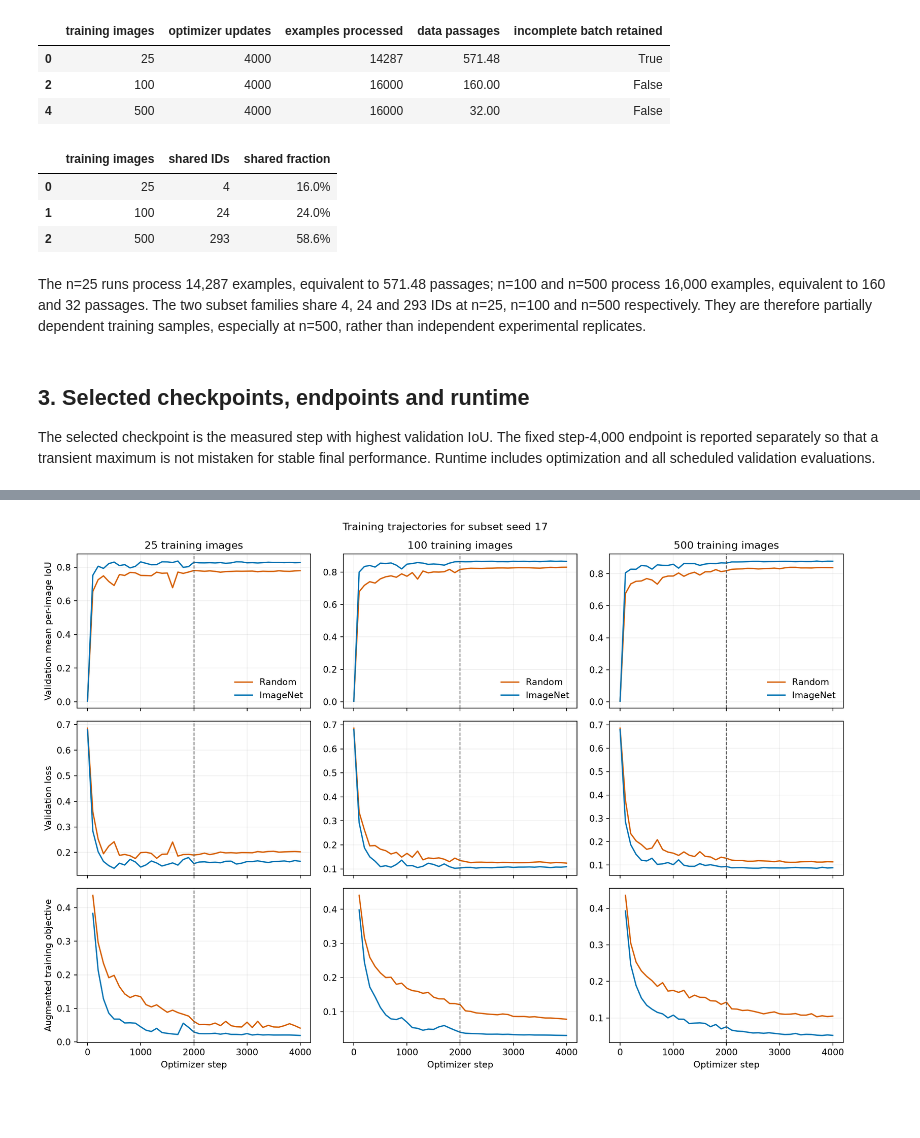
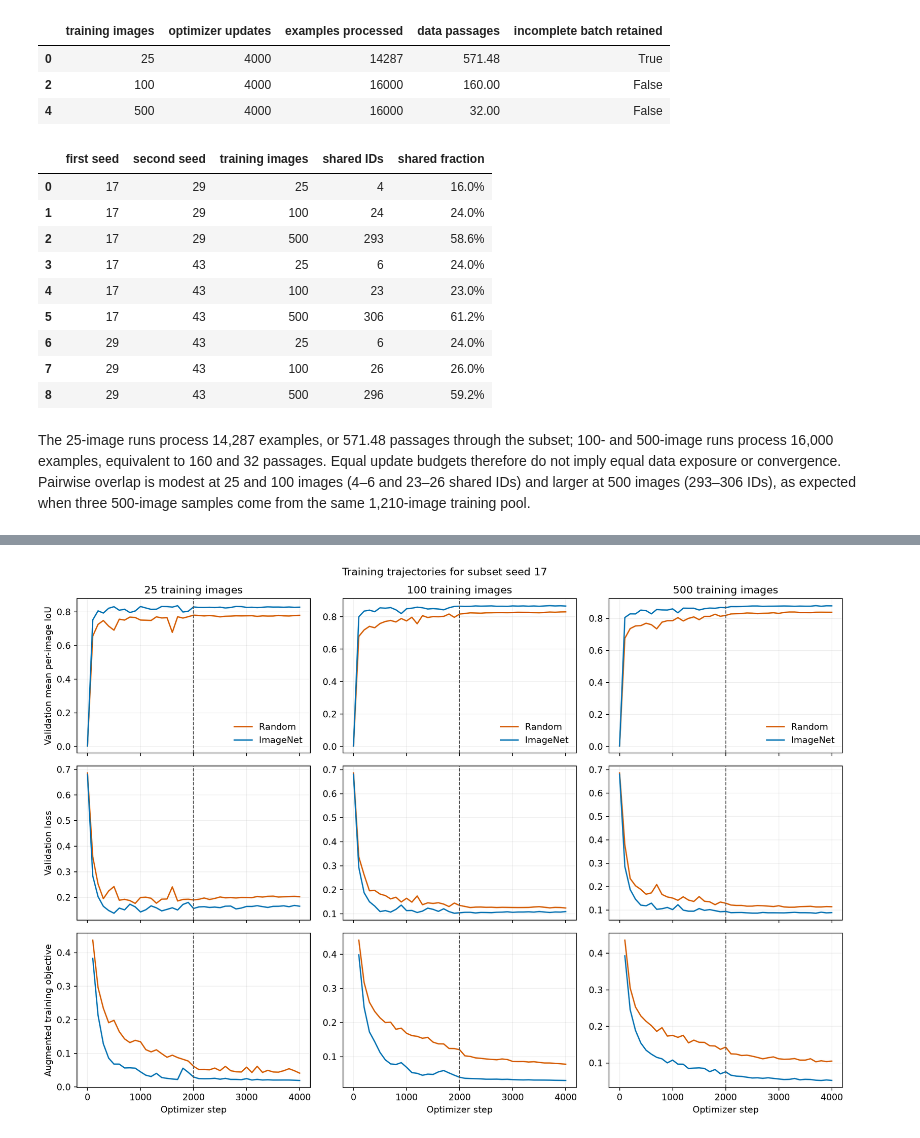
Before and after one commit to manuelmiddendorf/data-efficient-roof-segmentation, a Jupyter notebook: notebooks/04_data_efficiency.ipynb, the cells around one changed output, grey strips where cells are left out. Saved outputs shown, nothing was run; the diff lists cells and outputs as text; code cells hidden in the pictures; blank space fills up the shorter version.

```diff
--- a/notebooks/04_data_efficiency.ipynb
+++ b/notebooks/04_data_efficiency.ipynb
@@ -28,29 +29,32 @@ OVERLAP = pd.read_csv(ROOT / 'reports/data_efficiency_subset_overlap.csv')
 # %%
 exposure = (RESULTS[[
     'training_size', 'updates', 'examples_processed', 'data_passages',
     'incomplete_batches_retained',
 ]].drop_duplicates().sort_values('training_size'))
 display(exposure.rename(columns={
     'training_size': 'training images', 'updates': 'optimizer updates',
     'examples_processed': 'examples processed', 'data_passages': 'data passages',
     'incomplete_batches_retained': 'incomplete batch retained',
 }).style.format({'data passages': '{:.2f}'}))
 display(OVERLAP.rename(columns={
+    'first_subset_seed': 'first seed', 'second_subset_seed': 'second seed',
     'training_size': 'training images', 'shared_training_ids': 'shared IDs',
     'share_of_each_subset': 'shared fraction',
 }).style.format({'shared fraction': '{:.1%}'}))
 # %% [output]
 |  | training images | optimizer updates | examples processed | data passages | incomplete batch retained |
 | 0 | 25 | 4000 | 14287 | 571.48 | True |
 | 2 | 100 | 4000 | 16000 | 160.00 | False |
 | 4 | 500 | 4000 | 16000 | 32.00 | False |
-|  | training images | shared IDs | shared fraction |
-| 0 | 25 | 4 | 16.0% |
-| 1 | 100 | 24 | 24.0% |
-| 2 | 500 | 293 | 58.6% |
+|  | first seed | second seed | training images | shared IDs | shared fraction |
+| 0 | 17 | 29 | 25 | 4 | 16.0% |
+| 1 | 17 | 29 | 100 | 24 | 24.0% |
+| 2 | 17 | 29 | 500 | 293 | 58.6% |
+| 3 | 17 | 43 | 25 | 6 | 24.0% |
+| 4 | 17 | 43 | 100 | 23 | 23.0% |
+| 5 | 17 | 43 | 500 | 306 | 61.2% |
+| 6 | 29 | 43 | 25 | 6 | 24.0% |
+| 7 | 29 | 43 | 100 | 26 | 26.0% |
+| 8 | 29 | 43 | 500 | 296 | 59.2% |
-# %% [markdown]
-The n=25 runs process 14,287 examples, equivalent to 571.48 passages; n=100 and n=500 process 16,000 examples, equivalent to 160 and 32 passages. The two subset families share 4, 24 and 293 IDs at n=25, n=100 and n=500 respectively. They are therefore partially dependent training samples, especially at n=500, rather than independent experimental replicates.
-# %% [markdown]
-## 3. Selected checkpoints, endpoints and runtime
-
-The selected checkpoint is the measured step with highest validation IoU. The fixed step-4,000 endpoint is reported separately so that a transient maximum is not mistaken for stable final performance. Runtime includes optimization and all scheduled validation evaluations.
+# %% [markdown]
+The 25-image runs process 14,287 examples, or 571.48 passages through the subset; 100- and 500-image runs process 16,000 examples, equivalent to 160 and 32 passages. Equal update budgets therefore do not imply equal data exposure or convergence. Pairwise overlap is modest at 25 and 100 images (4–6 and 23–26 shared IDs) and larger at 500 images (293–306 IDs), as expected when three 500-image samples come from the same 1,210-image training pool.
```
Also changed, not shown: parts of 30 cells of this notebook, 25 other files.
